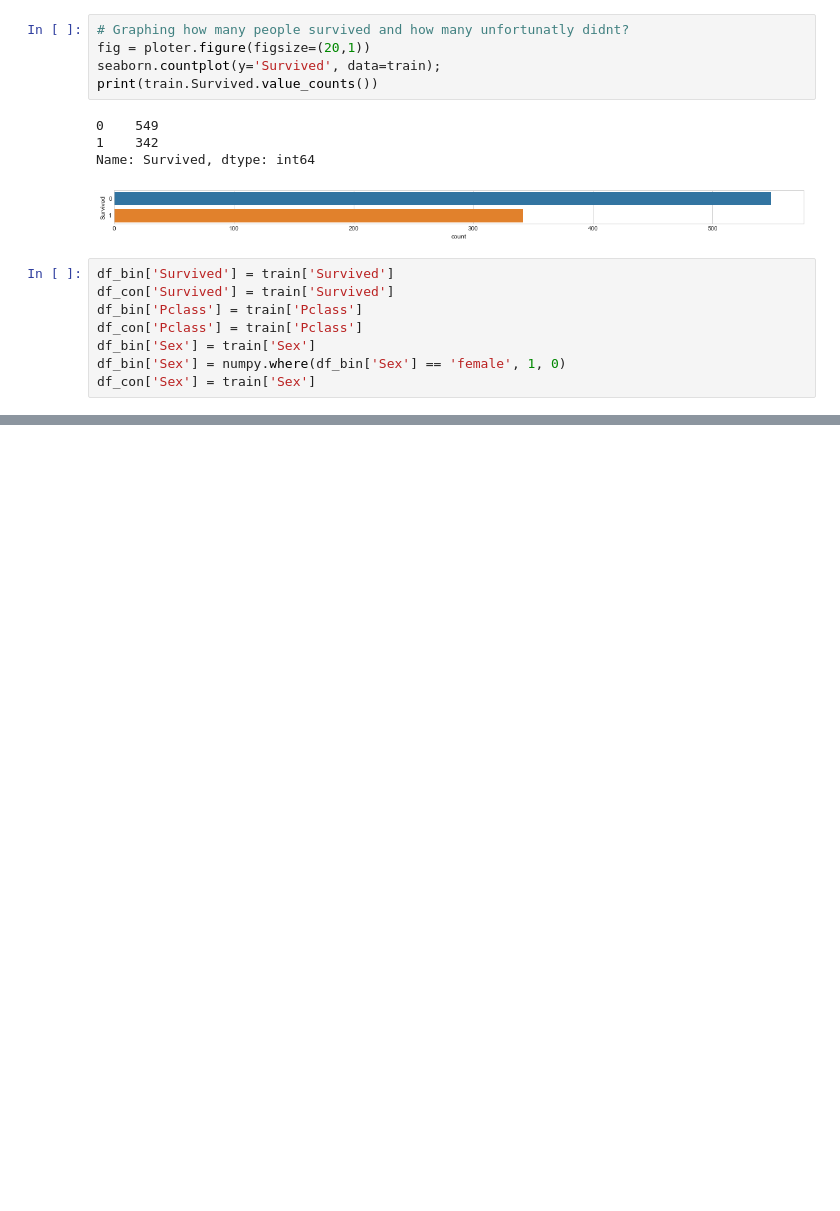
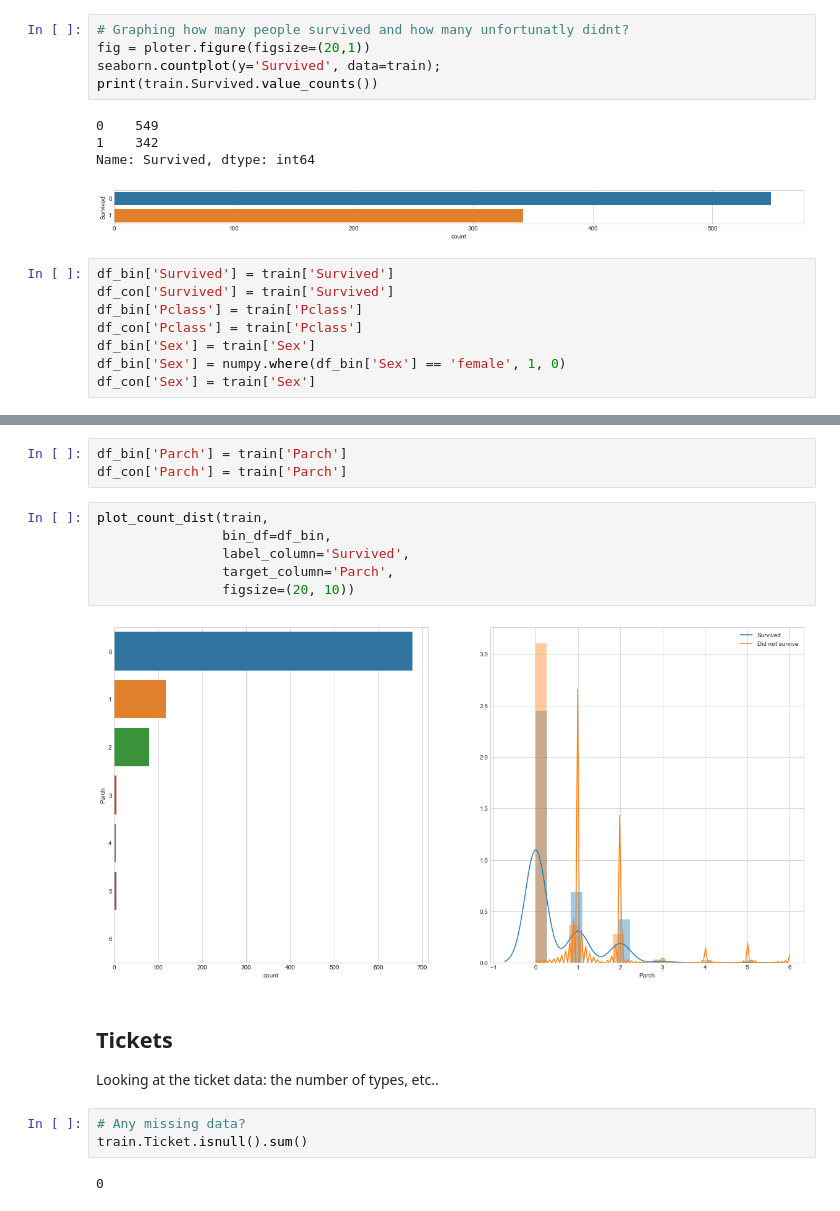
Before and after one commit to ethantilley/Kaggle-Titanic, a Jupyter notebook: Titanic-Survival-Predictor.ipynb, the cells around one changed output, grey strips where cells are left out. Cells and saved outputs as stored; diff of their text form; blank space fills up the shorter version.

```diff
--- a/Titanic-Survival-Predictor.ipynb
+++ b/Titanic-Survival-Predictor.ipynb
@@ -127,0 +210,19 @@ seaborn.distplot(df_bin.loc[df_bin['Survived'] == 0]['Sex'], kde_kws={'label': '
+# %%
+df_bin['Parch'] = train['Parch']
+df_con['Parch'] = train['Parch']
+# %%
+plot_count_dist(train,
+                bin_df=df_bin,
+                label_column='Survived',
+                target_column='Parch',
+                figsize=(20, 10))
+# %% [output]
+[figure, added]
+# %% [markdown]
+## Tickets
+Looking at the ticket data: the number of types, etc..
+# %%
+# Any missing data?
+train.Ticket.isnull().sum()
+# %% [output]
+0
```
Also changed, not shown: parts of 45 cells of this notebook.
